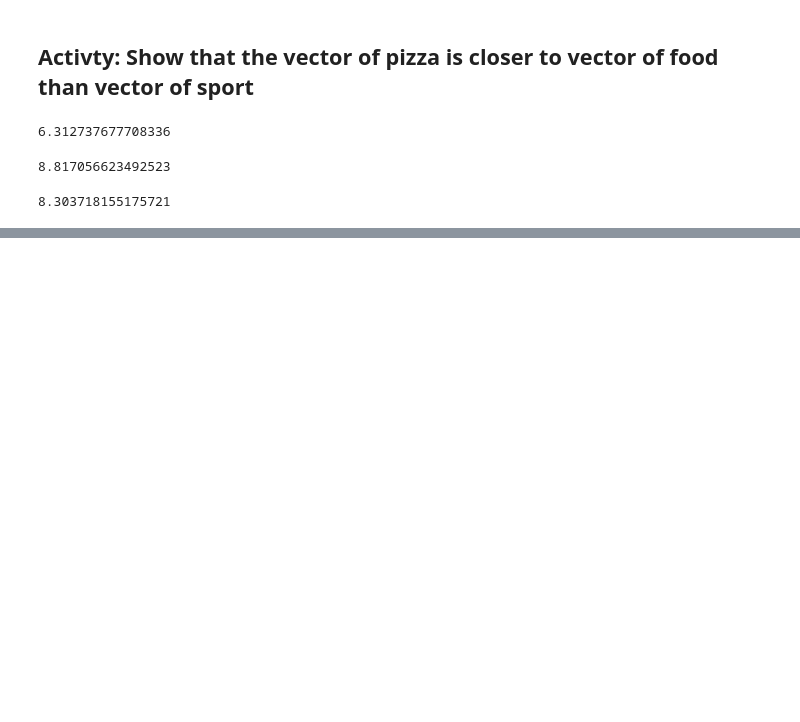
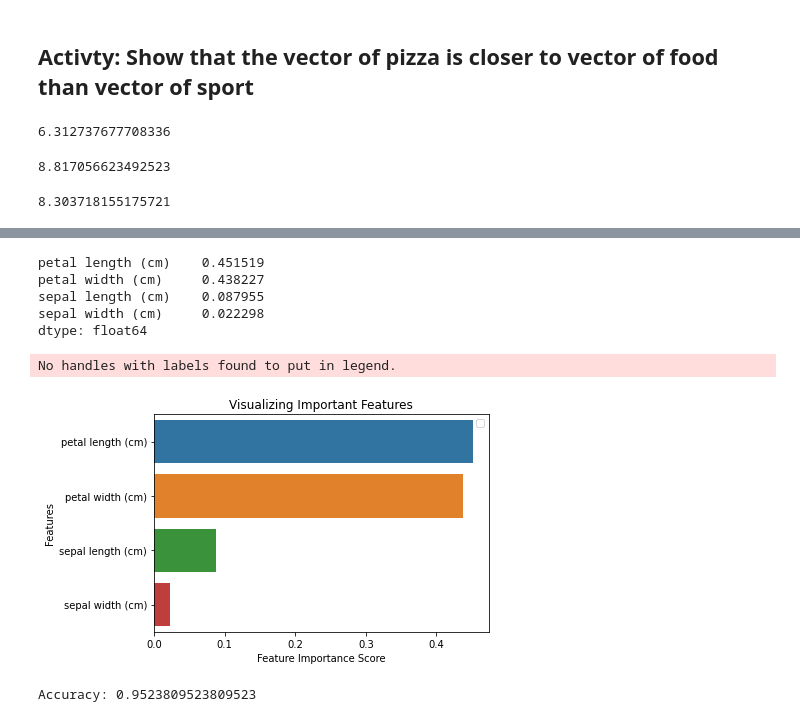
Before and after one commit to SamuelFolledo/DS2.1-Machine-Learning, a Jupyter notebook: classwork/Day 9-12.ipynb, the cells around one changed output, grey strips where cells are left out. Cells and saved outputs as stored; diff of their text form; code cells hidden in the pictures; blank space fills up the shorter version.

```diff
--- a/classwork/Day 9-11.ipynb
+++ b/classwork/Day 9-12.ipynb
@@ -1071,0 +1147,20 @@ np.linalg.norm(np.array(ls['food']) - np.array(ls['sport']))
+# %%
+# Import train_test_split function
+from sklearn.model_selection import train_test_split
+
+X=data[['sepal length', 'sepal width', 'petal length', 'petal width']]  # Features
+y=data['species']  # Labels
+
+# Split dataset into training set and test set
+X_train, X_test, y_train, y_test = train_test_split(X, y, test_size=0.3) # 70% training and 30% test
+# %%
+#Import Random Forest Model
+from sklearn.ensemble import RandomForestClassifier
+
+#Create a Gaussian Classifier
+clf=RandomForestClassifier(n_estimators=100)
+
+#Train the model using the training sets y_pred=clf.predict(X_test)
+clf.fit(X_train,y_train)
+
+y_pred=clf.predict(X_test)
@@ -1071,0 +1179,8 @@ np.linalg.norm(np.array(ls['food']) - np.array(ls['sport']))
+# %%
+from sklearn.ensemble import RandomForestClassifier
+
+#Create a Gaussian Classifier
+clf=RandomForestClassifier(n_estimators=100)
+
+#Train the model using the training sets y_pred=clf.predict(X_test)
+clf.fit(X_train,y_train)
@@ -1071,0 +1195,25 @@ np.linalg.norm(np.array(ls['food']) - np.array(ls['sport']))
+# %%
+import pandas as pd
+feature_imp = pd.Series(clf.feature_importances_,index=iris.feature_names).sort_values(ascending=False)
+feature_imp
+# %% [output]
+petal length (cm)    0.451519
+petal width (cm)     0.438227
+sepal length (cm)    0.087955
+sepal width (cm)     0.022298
+dtype: float64
+# %%
+import matplotlib.pyplot as plt
+import seaborn as sns
+%matplotlib inline
+# Creating a bar plot
+sns.barplot(x=feature_imp, y=feature_imp.index)
+# Add labels to your graph
+plt.xlabel('Feature Importance Score')
+plt.ylabel('Features')
+plt.title("Visualizing Important Features")
+plt.legend()
+plt.show()
+# %% [output]
+No handles with labels found to put in legend.
+[figure, added]
@@ -1071,0 +1230,18 @@ np.linalg.norm(np.array(ls['food']) - np.array(ls['sport']))
+# %%
+from sklearn.ensemble import RandomForestClassifier
+
+#Create a Gaussian Classifier
+clf=RandomForestClassifier(n_estimators=100)
+
+#Train the model using the training sets y_pred=clf.predict(X_test)
+clf.fit(X_train,y_train)
+
+# prediction on test set
+y_pred=clf.predict(X_test)
+
+#Import scikit-learn metrics module for accuracy calculation
+from sklearn import metrics
+# Model Accuracy, how often is the classifier correct?
+print("Accuracy:",metrics.accuracy_score(y_test, y_pred))
+# %% [output]
+Accuracy: 0.9523809523809523
```
Also changed, not shown: parts of 10 cells of this notebook.
